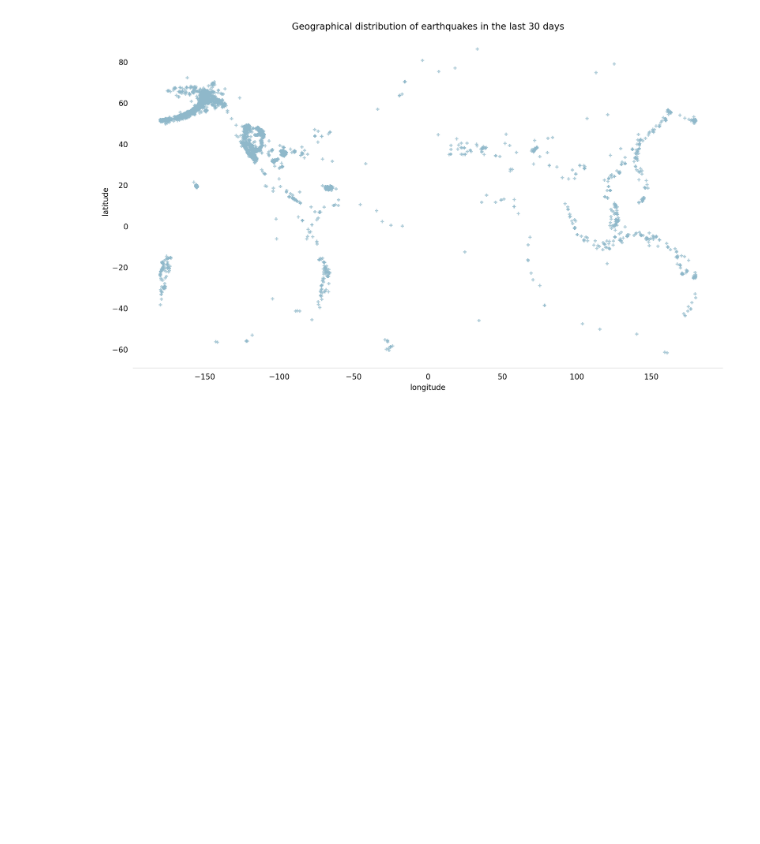
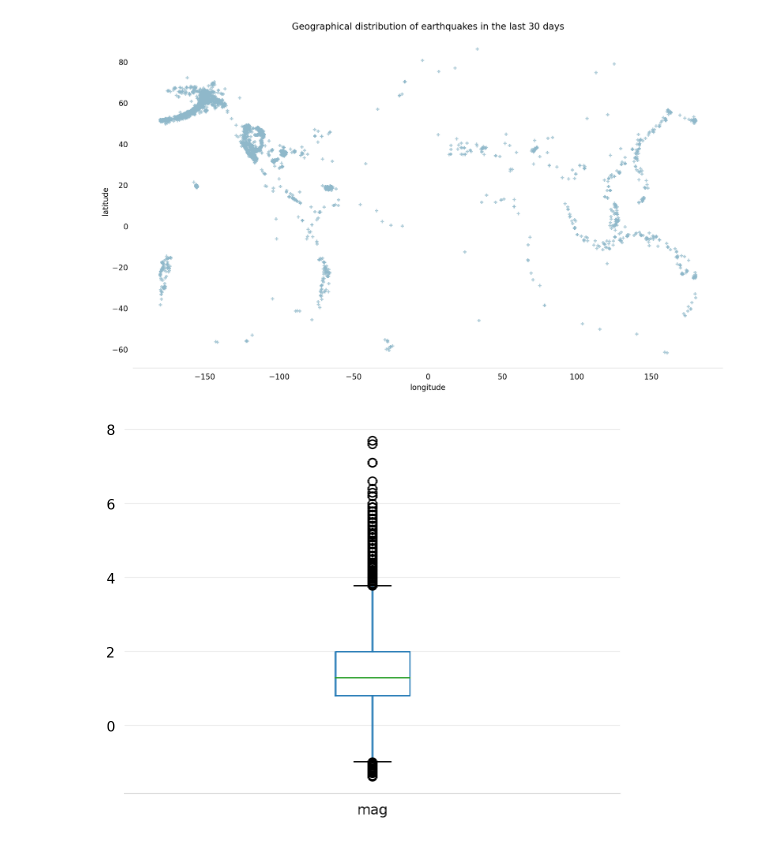
Before and after one commit to sharminsiddique/Assignments-, a Jupyter notebook: data_visu.ipynb, the cells around one changed output. Saved outputs shown, nothing was run; the diff lists cells and outputs as text; code cells hidden in the pictures; blank space fills up the shorter version.

```diff
--- a/data_visu.ipynb
+++ b/data_visu.ipynb
@@ -359,3 +359,16 @@ lat_long.spines['bottom'].set_color('#DDDDDD')
 lat_long.tick_params(bottom=False, left=False)
 # %% [output]
 [figure]
+# %%
+box = earthquake_data.boxplot(column= "mag", return_type="axes", whis = 1.5)
+%config InlineBackend.figure_format='retina'
+box.spines['top'].set_visible(False)
+box.spines['right'].set_visible(False)
+box.spines['left'].set_visible(False)
+box.spines['bottom'].set_color('#DDDDDD')
+box.tick_params(bottom=False, left=False)
+box.set_axisbelow(True)
+box.yaxis.grid(True, color='#EEEEEE')
+box.xaxis.grid(False)
+# %% [output]
+[figure, added]
```
Also changed, not shown: parts of 1 cell of this notebook, 4 other files.
